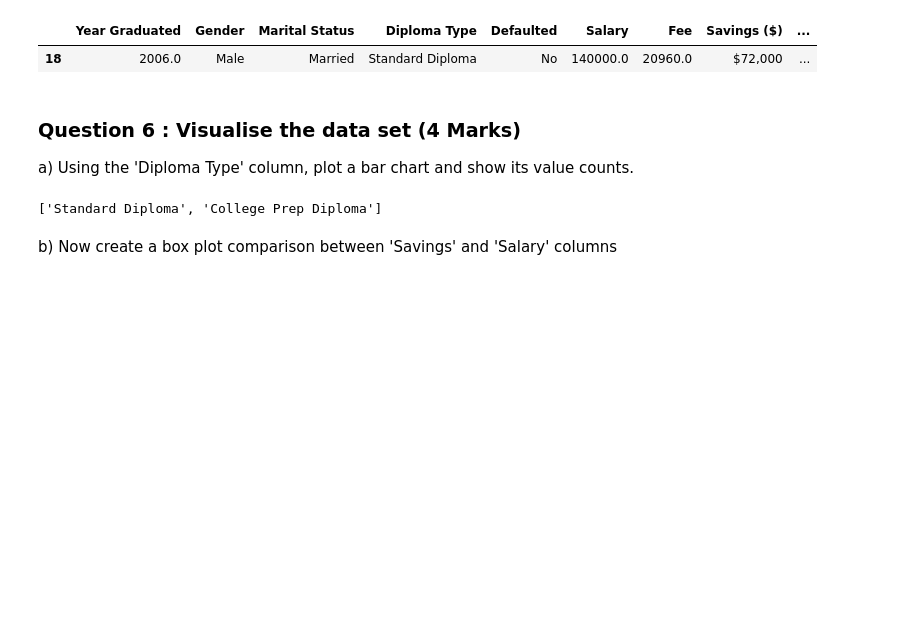
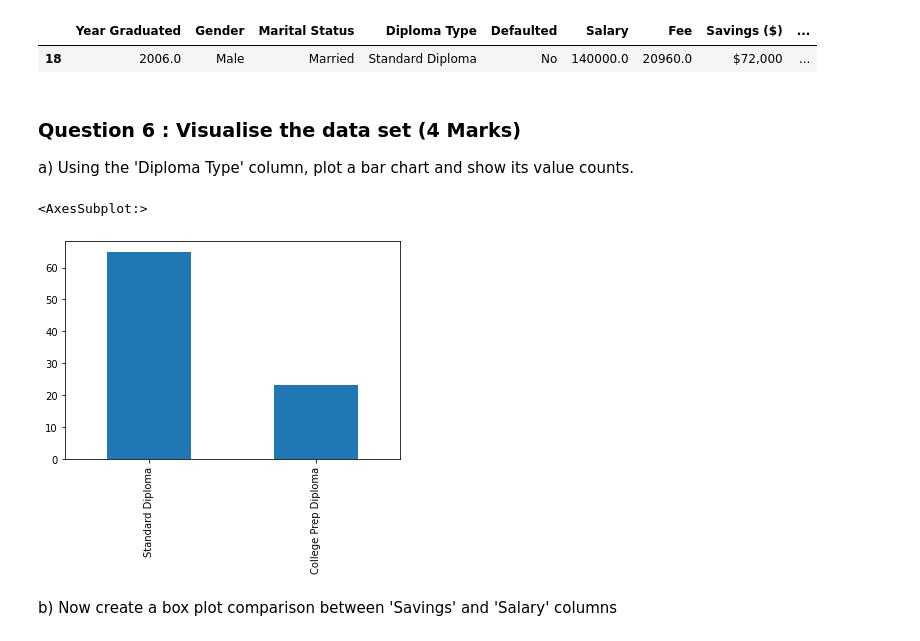
Before and after one commit to StphnLwnga/ADS-Assgn1, a Jupyter notebook: Pandas and python practice.ipynb, the cells around one changed output. Cells and saved outputs as stored; diff of their text form; code cells hidden in the pictures; blank space fills up the shorter version.

```diff
--- a/Pandas and python practice.ipynb
+++ b/Pandas and python practice.ipynb
@@ -220,11 +220,11 @@ a) Using the 'Diploma Type' column, plot a bar chart and show its value counts.
 # %%
 #a) (1)
 
 diploma_series = df['Diploma Type'].value_counts()
-diploma_types = dip_counts.index.to_list()
-diploma_counts =
+diploma_series.plot(kind='bar')
 # %% [output]
-['Standard Diploma', 'College Prep Diploma']
+<AxesSubplot:>
+[figure, added]
 # %% [markdown]
 b) Now create a box plot comparison between 'Savings' and 'Salary' columns
 # %%
```
